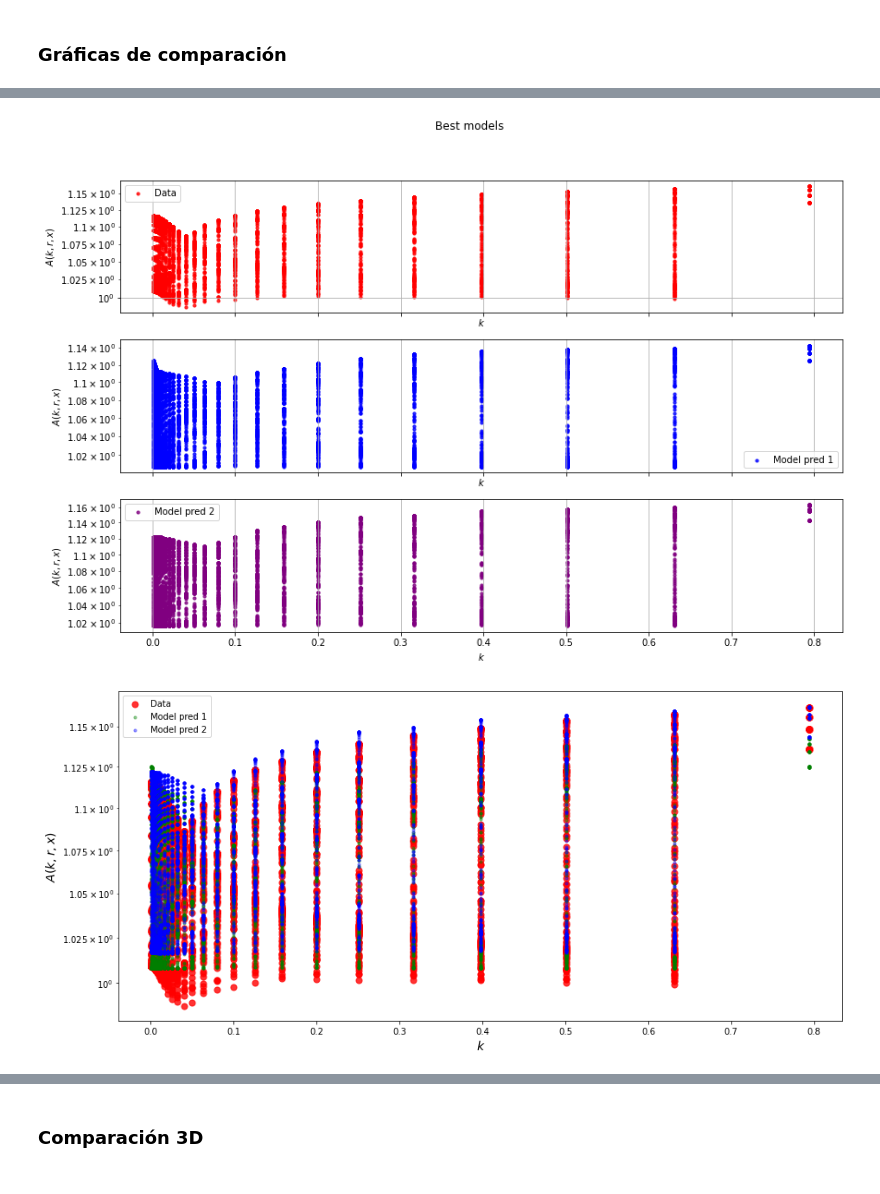
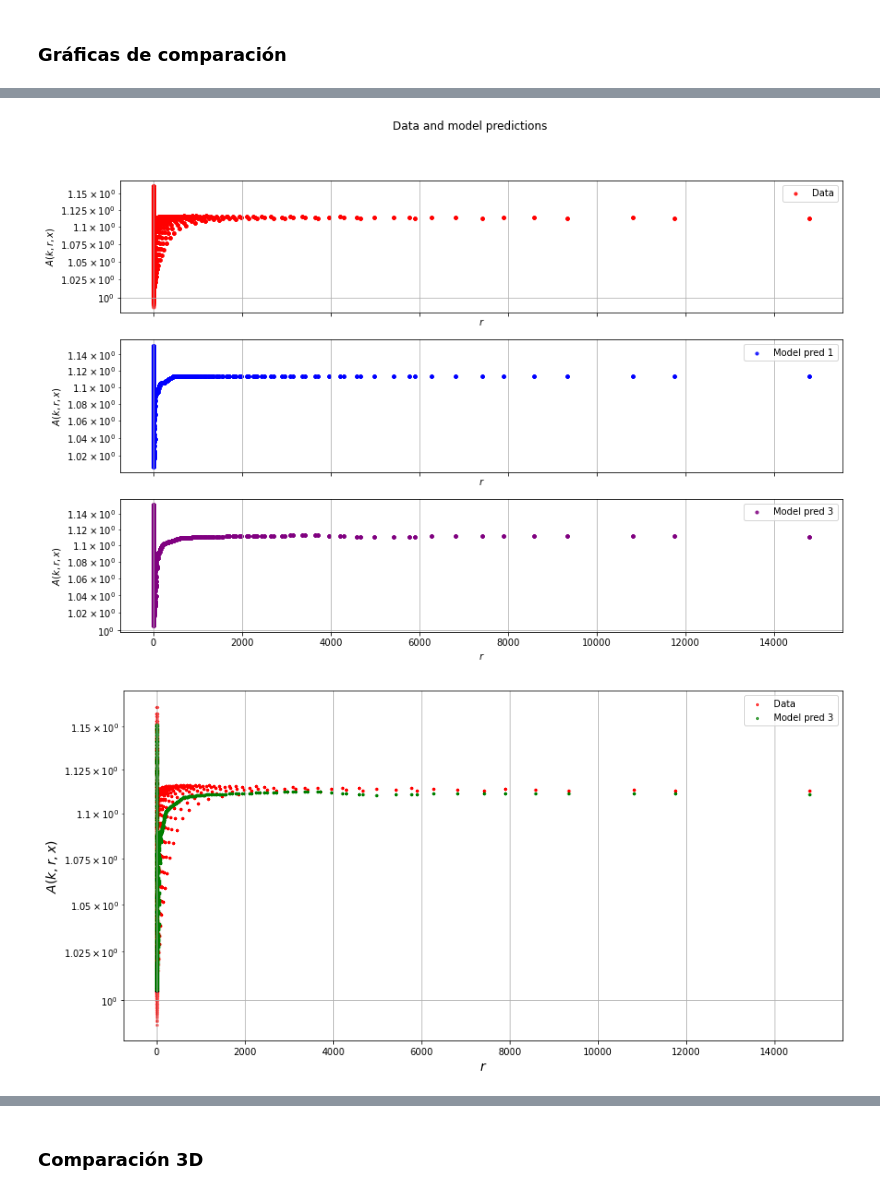
Before and after one commit to igomezv/nnogada, a Jupyter notebook: test.ipynb, the cells around one changed output, grey strips where cells are left out. Cells and saved outputs as stored; diff of their text form; code cells hidden in the pictures.

```diff
--- a/test.ipynb
+++ b/test.ipynb
@@ -194,13 +285,16 @@ best_deep_size
 #and make predictions on the test set
 
 X,Y = prepare_dataset(train_data)
-X_train, X_test, y_train, y_test = split(X, Y, test_size = 0.20, random_state = 1120)
+X_train, X_test, y_train, y_test = split(X, Y, test_size = 0.20, random_state = 0)
 
 models = []
-histories = []
+historial = []
 y_pred = []
 
 for k in range(len(best_deep_size)):
+    print('\nDeep Size: ', best_deep_size[k], ', Num of Units: ', best_num_units[k], ', Learning rate: ', best_learning_rate[k])
+    print('Batch Size: ', best_batch_size[k], ", Num of Epochs: ", best_epochs[k])
+
     models.append(keras.Sequential())
     models[-1].add(keras.Input(shape=(int(X_train.shape[1]),)))
     models[-1].add(layers.Dense(best_num_units[k], input_shape=(int(X_train.shape[1]),)))
@@ -211,17 +305,17 @@ for k in range(len(best_deep_size)):
     models[-1].add(layers.Dense(1, activation='linear'))
 
     optimizer = keras.optimizers.Adam(learning_rate=best_learning_rate[k], beta_1=0.9, beta_2=0.999, epsilon=1e-3)
-    models[-1].compile(optimizer=optimizer, loss='mean_squared_error')
-    # callbacks = [keras.callbacks.EarlyStopping(monitor='val_loss', mode='min',
-    #                                    min_delta=1e-4,
-    #                                    patience=3,
-    #                                    restore_best_weights=True)]
-    # history = model.fit(X_train, y_train, validation_data=(X_test, y_test),
-    #                     epochs=best_epochs, callbacks=callbacks, batch_size=best_batch_size, shuffle=True)
-    histories.append(models[-1].fit(X_train, y_train, validation_data=(X_test, y_test),
+    models[-1].compile(optimizer=optimizer, loss=metrics[1][m])
+    callbacks = [keras.callbacks.EarlyStopping(monitor='val_loss', mode='min',
+                                       min_delta=0,
+                                       patience=50,
+                                       restore_best_weights=True)]
+#     history = models[-1].fit(X_train, y_train, validation_data=(X_test, y_test),
+#                         epochs=best_epochs, callbacks=callbacks, batch_size=best_batch_size, shuffle=True)
+    historial.append(models[-1].fit(X_train, y_train, validation_data=(X_test, y_test),
                         epochs=best_epochs[k], batch_size=best_batch_size[k], shuffle=True))
-    y_pred.append(models[-1].predict(X_test))
+    y_pred.append(models[-1].predict(X))
 
-    rmse = np.sqrt(mean_squared_error(y_test, y_pred[-1]))
-    print('Test RMSE: ', rmse)
+    error = metrics[0][m](Y, y_pred[-1])
+    print('Test RMSE(RMSLE): ', error)
 # %% [output]
@@ -266,3 +360,4 @@ plt.show()
 # %%
 Y_pred1 = models[0].predict(X)
 Y_pred2 = models[1].predict(X)
+Y_pred3 = models[2].predict(X)
@@ -269,29 +395,29 @@ Y_pred2 = models[1].predict(X)
 # %%
-fig, axs = plt.subplots(1+len(models), figsize=(14,9), sharex="col")
-fig.suptitle('Best models')
+fig, axs = plt.subplots(len(models), figsize=(14,9), sharex="col")
+fig.suptitle('Data and model predictions')
 
-axs[0].scatter(X[:,0], Y, s=1e1, alpha=0.8, c='red', label="Data")
+axs[0].scatter(X[:,1], Y, s=1e1, alpha=0.8, c='red', label="Data")
 axs[0].set_yscale("log"); axs[0].grid(); axs[0].legend()
 
-axs[1].scatter(X[:,0], Y_pred1, s=1e1, alpha=0.8, c='blue', label="Model pred 1")
+axs[1].scatter(X[:,1], Y_pred1, s=1e1, alpha=0.8, c='blue', label="Model pred 1")
 axs[1].set_yscale("log"); axs[1].grid(); axs[1].legend()
 
-axs[2].scatter(X[:,0], Y_pred2, s=1e1, alpha=0.8, c='purple', label="Model pred 2")
+axs[2].scatter(X[:,1], Y_pred3, s=1e1, alpha=0.8, c='purple', label="Model pred 3")
 axs[2].set_yscale("log"); axs[2].grid(); axs[2].legend()
 
 for ax in axs.flat:
-    ax.set(xlabel=r'$k$', ylabel='$A(k,r,x)$')
+    ax.set(xlabel=r'$r$', ylabel='$A(k,r,x)$')
 plt.show()
 # %% [output]
-[figure, old version]
+[figure, new version]
 # %%
-plt.figure(figsize=(15,7))
-plt.scatter(X[:,0], Y, s=5e1, alpha=0.8, c='red', label="Data")
-plt.scatter(X[:,0], Y_pred1, s=1e1, alpha=0.4, c='green', label="Model pred 1")
-plt.scatter(X[:,0], Y_pred2, s=1e1, alpha=0.4, c='blue', label="Model pred 2")
-plt.xlabel('$k$', fontsize=14); plt.ylabel(r'$A(k,r,x)$', fontsize=14)
-plt.yscale('log'); plt.legend()
+plt.figure(figsize=(14,7))
+plt.scatter(X[:,1], Y, s=5e0, alpha=0.7, c='red', label="Data")
+plt.scatter(X[:,1], Y_pred3, s=5e0, alpha=0.7, c='green', label="Model pred 3")
+# plt.scatter(X[:,1], Y_pred2, s=5e0, alpha=0.7, c='blue', label="Model pred 2")
+plt.xlabel('$r$', fontsize=14); plt.ylabel(r'$A(k,r,x)$', fontsize=14)
+plt.yscale('log'); plt.legend(); plt.grid();
 plt.show()
 # %% [output]
-[figure, old version]
+[figure, new version]
 # %%
```
Also changed, not shown: parts of 33 cells of this notebook, 1 other file.
